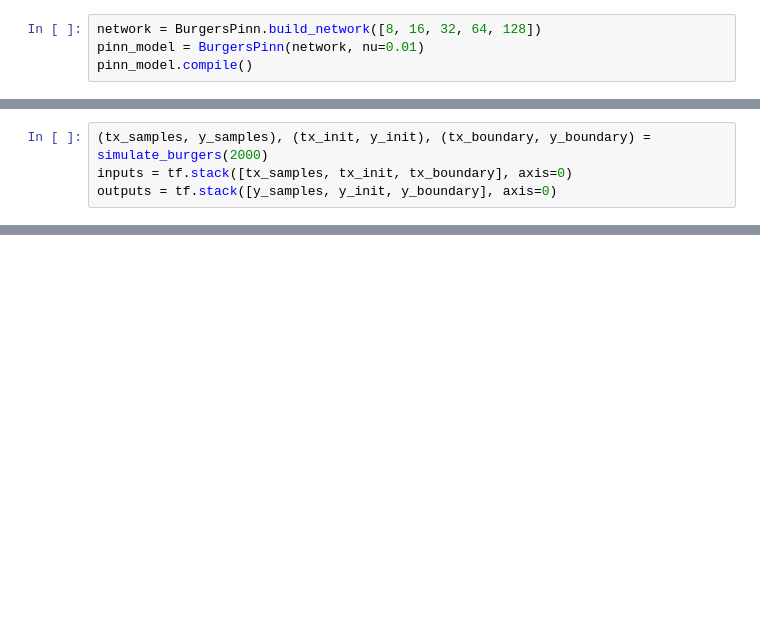
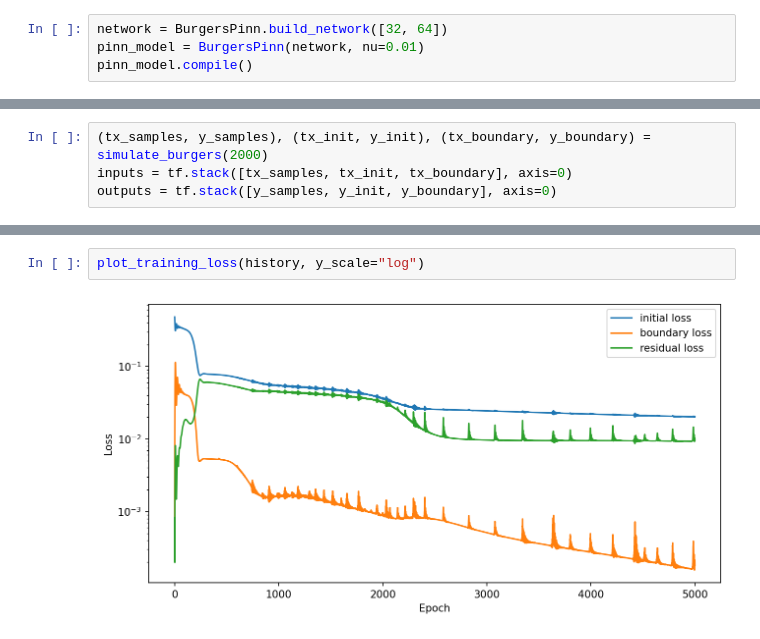
Before and after one commit to nimahsn/pinns_tf2, a Jupyter notebook: burgers_pinn.ipynb, the cells around one changed output, grey strips where cells are left out. Drawn from its saved outputs; the diff is of its cells as text; blank space fills up the shorter version.

```diff
--- a/burgers_pinn.ipynb
+++ b/burgers_pinn.ipynb
@@ -6,5 +8,5 @@ from tensorflow import keras
 # %%
-network = BurgersPinn.build_network([8, 16, 32, 64, 128])
+network = BurgersPinn.build_network([32, 64])
 pinn_model = BurgersPinn(network, nu=0.01)
 pinn_model.compile()
 # %% [output]
@@ -110,0 +53,4 @@ plot_burgers_model(pinn_model.network)
+# %%
+plot_training_loss(history, y_scale="log")
+# %% [output]
+[figure, added]
```
Also changed, not shown: parts of 7 cells of this notebook, 5 other files.
